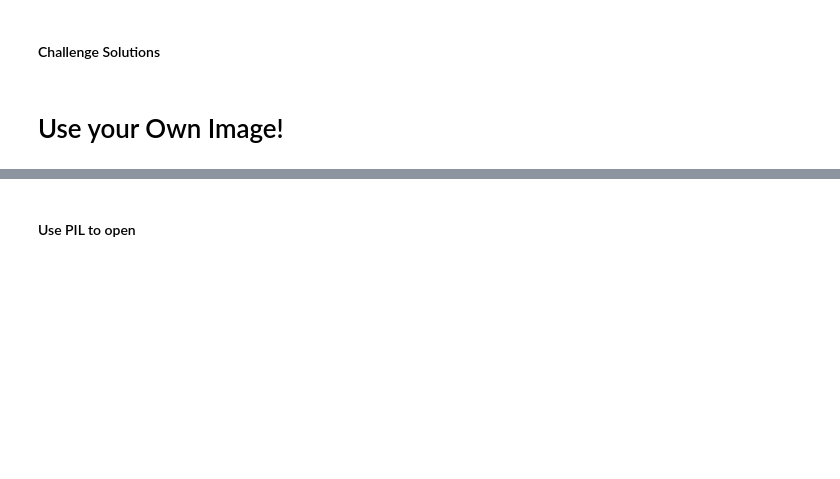
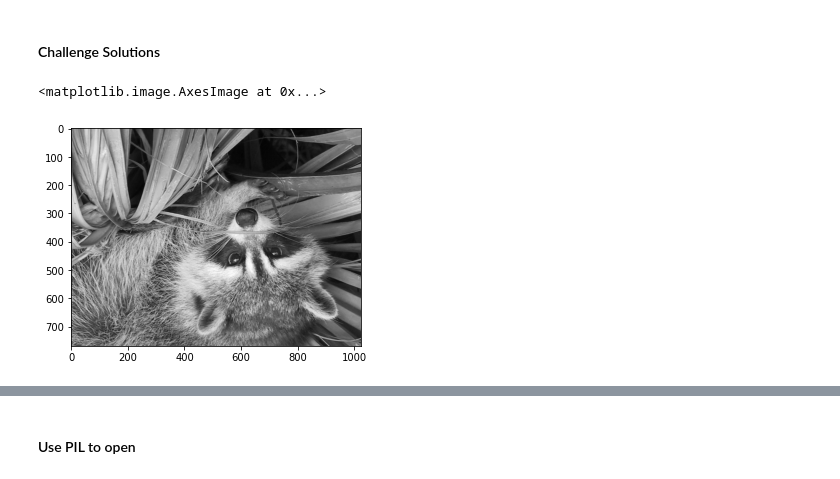
Before and after one commit to womaro/Story, a Jupyter notebook: Computation_with_NumPy_and_N_Dimensional_Arrays_(start).ipynb, the cells around one changed output, grey strips where cells are left out. Cells and saved outputs as stored; diff of their text form; code cells hidden in the pictures; blank space fills up the shorter version.

```diff
--- a/Computation_with_NumPy_and_N_Dimensional_Arrays_(start).ipynb
+++ b/Computation_with_NumPy_and_N_Dimensional_Arrays_(start).ipynb
@@ -370,5 +370,3 @@ plt.imshow(img_gray, cmap='gray')
 <img src=https://i.imgur.com/cfFbuex.png>
 # %% [markdown]
 #### Challenge Solutions
-# %% [markdown]
-# Use your Own Image!
@@ -376,0 +373,7 @@ file_name = 'yummy_macarons.jpg'
+# %%
+upside_down = img_gray[::-1]
+upside_down
+plt.imshow(upside_down, cmap='gray')
+# %% [output]
+<matplotlib.image.AxesImage at 0x...>
+[figure, added]
```
Also changed, not shown: parts of 3 cells of this notebook.
